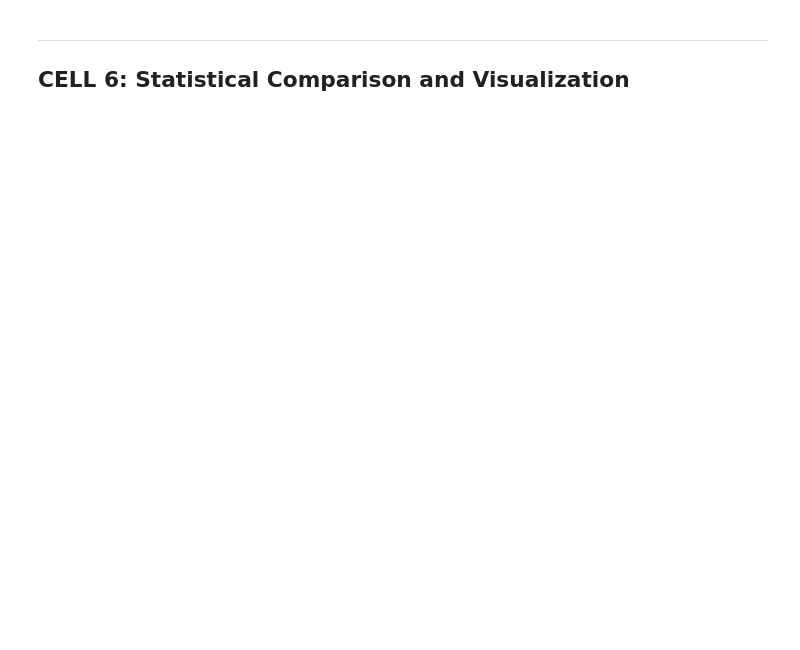
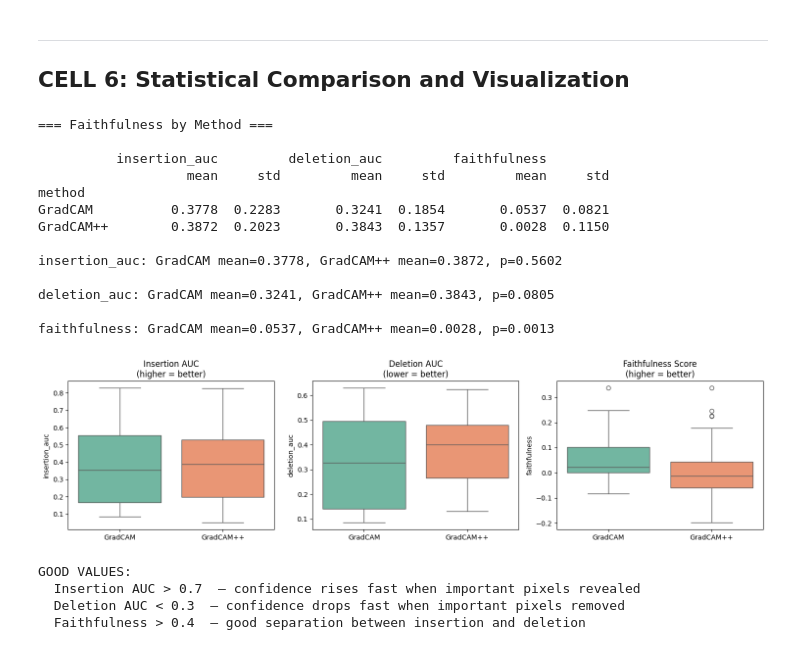
Before and after one commit to saiyudhaplhaomega/Skin_Lesion_Classification_frontend, a Jupyter notebook: notebooks/RQ2_faithfulness.ipynb, the cells around one changed output. Saved outputs shown, nothing was run; the diff lists cells and outputs as text; code cells hidden in the pictures; blank space fills up the shorter version.

```diff
--- a/notebooks/RQ2_faithfulness.ipynb
+++ b/notebooks/RQ2_faithfulness.ipynb
@@ -152,8 +166,8 @@ try:
     print(f"Device: {device}")
 
     # Load model
-    model = create_model('resnet50', num_classes=2).to(device)
-    model.load_state_dict(torch.load(MODEL_PATH, map_location=device))
+    model = create_model('resnet50', num_classes=1).to(device)
+    model.load_state_dict(torch.load(MODEL_PATH, map_location=device, weights_only=False)['model_state_dict'])
     model.eval()
     target_layer = get_target_layer(model, 'resnet50')
 
@@ -169,8 +183,9 @@ try:
 
     with torch.no_grad():
         out = model(input_t)
-        pred = torch.softmax(out, dim=1)[0].argmax().item()
-        conf = torch.softmax(out, dim=1)[0, pred].item()
+        prob_mal = torch.sigmoid(out[0, 0]).item()
+        pred = int(prob_mal > 0.5)
+        conf = prob_mal if pred == 1 else 1 - prob_mal
 
     print(f"Sample: {sample['image_id']}")
     print(f"Prediction: {'Malignant' if pred==1 else 'Benign'}, {conf*100:.1f}%")
@@ -178,7 +193,7 @@ try:
 
     # Generate GradCAM
     with GradCAM(model=model, target_layers=[target_layer]) as cam_gen:
-        cam = cam_gen(input_tensor=input_t, targets=[ClassifierOutputTarget(pred)])[0]
+        cam = cam_gen(input_tensor=input_t, targets=[ClassifierOutputTarget(0)])[0]
 
     print("GradCAM generated.")
 
@@ -228,7 +249,7 @@ def run_insertion(model, input_tensor, cam, target_class, steps=30, device='cuda
         current[:, :, rows, cols] = original[:, :, rows, cols]
 
         with torch.no_grad():
-            prob = torch.softmax(model(current), dim=1)[0, target_class].item()
+            prob = torch.sigmoid(model(current)[0, 0]).item()
         scores.append(prob)
 
     auc = np.trapz(scores, np.linspace(0, 1, steps))
@@ -258,7 +279,7 @@ def run_deletion(model, input_tensor, cam, target_class, steps=30, device='cuda'
         current[:, :, rows, cols] = 0  # remove pixel
 
         with torch.no_grad():
-            prob = torch.softmax(model(current), dim=1)[0, target_class].item()
+            prob = torch.sigmoid(model(current)[0, 0]).item()
         scores.append(prob)
 
     auc = np.trapz(scores, np.linspace(0, 1, steps))
@@ -347,8 +377,8 @@ try:
     try:
         model
     except NameError:
-        model = create_model('resnet50', num_classes=2).to(device)
-        model.load_state_dict(torch.load(MODEL_PATH, map_location=device))
+        model = create_model('resnet50', num_classes=1).to(device)
+        model.load_state_dict(torch.load(MODEL_PATH, map_location=device, weights_only=False)['model_state_dict'])
         model.eval()
         target_layer = get_target_layer(model, 'resnet50')
 
@@ -368,13 +398,14 @@ try:
 
             with torch.no_grad():
                 out = model(input_t)
-                pred = torch.softmax(out, dim=1)[0].argmax().item()
-                conf = torch.softmax(out, dim=1)[0, pred].item()
+                prob_mal = torch.sigmoid(out[0, 0]).item()
+                pred = int(prob_mal > 0.5)
+                conf = prob_mal if pred == 1 else 1 - prob_mal
             correct = int(pred == int(row['label']))
 
             for method_name, cam_class in cam_methods_ins.items():
                 with cam_class(model=model, target_layers=[target_layer]) as cam_gen:
-                    cam = cam_gen(input_tensor=input_t, targets=[ClassifierOutputTarget(pred)])[0]
+                    cam = cam_gen(input_tensor=input_t, targets=[ClassifierOutputTarget(0)])[0]
 
                 ins_auc, _ = run_insertion(model, input_t, cam, pred, steps=20, device=str(device))
                 del_auc, _ = run_deletion(model, input_t, cam, pred, steps=20, device=str(device))
@@ -409,6 +448,9 @@ except ImportError as e:
 
 ## CELL 6: Statistical Comparison and Visualization
 # %%
+import os
+os.makedirs("outputs/figures", exist_ok=True)
+os.makedirs("outputs/metrics", exist_ok=True)
 import seaborn as sns
 import matplotlib.pyplot as plt
 
@@ -416,31 +458,50 @@ print("=== Faithfulness by Method ===\n")
 print(rq2_df.groupby('method')[['insertion_auc', 'deletion_auc', 'faithfulness']].agg(['mean', 'std']).round(4))
 
 # Statistical test
 from scipy.stats import mannwhitneyu
 
 for metric in ['insertion_auc', 'deletion_auc', 'faithfulness']:
     g1 = rq2_df[rq2_df['method'] == 'GradCAM'][metric]
     g2 = rq2_df[rq2_df['method'] == 'GradCAM++'][metric]
     stat, p = mannwhitneyu(g1, g2)
     print(f"\n{metric}: GradCAM mean={g1.mean():.4f}, GradCAM++ mean={g2.mean():.4f}, p={p:.4f}")
 
 # Visualize
 fig, axes = plt.subplots(1, 3, figsize=(15, 4))
 
 for ax, metric, title in zip(
     axes,
     ['insertion_auc', 'deletion_auc', 'faithfulness'],
     ['Insertion AUC\n(higher = better)', 'Deletion AUC\n(lower = better)', 'Faithfulness Score\n(higher = better)']
 ):
     sns.boxplot(data=rq2_df, x='method', y=metric, ax=ax, palette='Set2')
     ax.set_title(title)
     ax.set_xlabel('')
 
 plt.tight_layout()
-plt.savefig('../outputs/figures/RQ2_faithfulness_comparison.png', dpi=150)
+plt.savefig('outputs/figures/RQ2_faithfulness_comparison.png', dpi=150)
 plt.show()
 
 print("\nGOOD VALUES:")
 print("  Insertion AUC > 0.7  — confidence rises fast when important pixels revealed")
 print("  Deletion AUC < 0.3  — confidence drops fast when important pixels removed")
 print("  Faithfulness > 0.4  — good separation between insertion and deletion")
+# %% [output]
+=== Faithfulness by Method ===
+
+          insertion_auc         deletion_auc         faithfulness
+                   mean     std         mean     std         mean     std
+method
+GradCAM          0.3778  0.2283       0.3241  0.1854       0.0537  0.0821
+GradCAM++        0.3872  0.2023       0.3843  0.1357       0.0028  0.1150
+
+insertion_auc: GradCAM mean=0.3778, GradCAM++ mean=0.3872, p=0.5602
+
+deletion_auc: GradCAM mean=0.3241, GradCAM++ mean=0.3843, p=0.0805
+
+faithfulness: GradCAM mean=0.0537, GradCAM++ mean=0.0028, p=0.0013
+[figure, added]
+GOOD VALUES:
+  Insertion AUC > 0.7  — confidence rises fast when important pixels revealed
+  Deletion AUC < 0.3  — confidence drops fast when important pixels removed
+  Faithfulness > 0.4  — good separation between insertion and deletion
```
Also changed, not shown: parts of 6 cells of this notebook, 29 other files.
